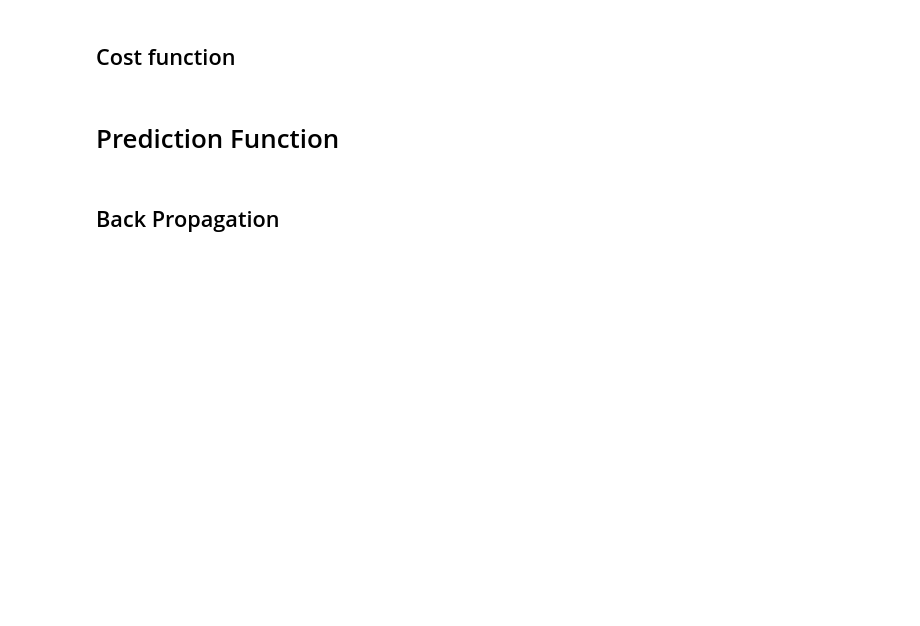
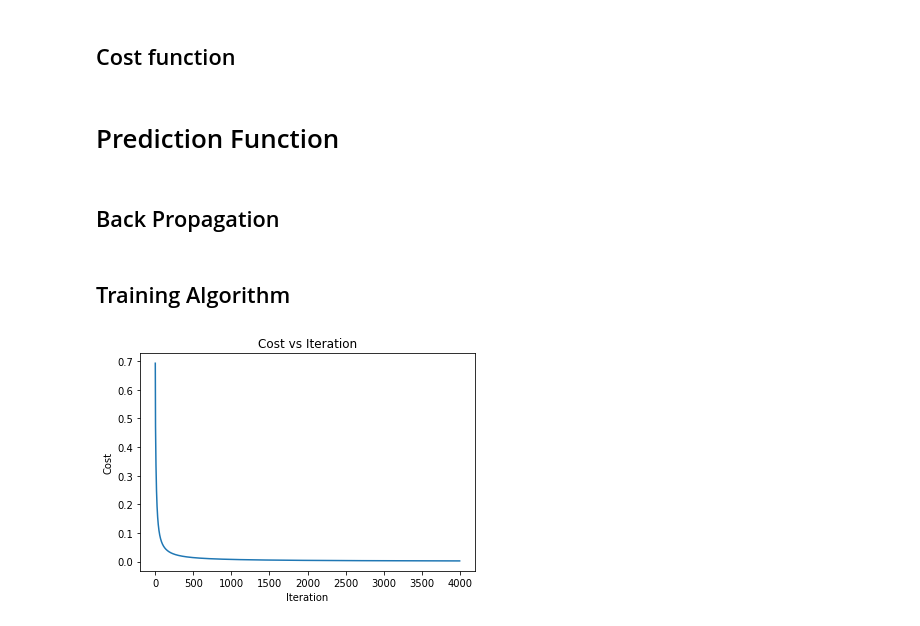
Before and after one commit to euguroglu/Machine-Learning-Projects, a Jupyter notebook: Iris_classification.ipynb, the cells around one changed output. Drawn from its saved outputs; the diff is of its cells as text; code cells hidden in the pictures; blank space fills up the shorter version.

```diff
--- a/Iris_classification.ipynb
+++ b/Iris_classification.ipynb
@@ -37,7 +40,7 @@ Text(0.5, 1.0, 'Sepal size distribution')
 # Sigmoid Activation Function
 # %%
 def sigmoid(z):
-  return 1/(1+math.exp(-z))
+  return 1/(1+math.e**(-z))
 # %% [markdown]
 ## Cost function
 # %%
@@ -46,8 +49,8 @@ def loss(y_train, y_predicted):
 # %% [markdown]
 # Prediction Function
 # %%
-def predic(sample):
-  result = 0
+def predict(sample):
+  result = 0.0
   for i in range(len(sample)):
     result = result + weights[i]*sample[i]
 
@@ -59,9 +62,9 @@ def predic(sample):
 num_features = iris.data.shape[1]
 
 def train_one_epoch(x_train_samples, y_train_samples):
-  cost = 0
-  dw = [0]*num_features
-  db = 0
+  cost = 0.0
+  dw = [0.0]*num_features
+  db = 0.0
 
   global bias, weights
 
@@ -72,16 +75,40 @@ def train_one_epoch(x_train_samples, y_train_samples):
     predicted = predict(x_sample)
     cost = cost + loss(y_sample,predicted)
 
-    dz = predicted - y_train_samples
+    dz = predicted - y_sample
 
     for j in range(len(weights)):
-      dw[j] = dw[j] + x_sample[j]*dz
+      dw[j] = dw[j] + x_sample[j] * dz
     db = db + dz
 
-  cost = cost /m
-  db = db /m
+  cost = cost / m
+  db = db / m
   bias = bias - learning_rate*db
   for j in range(len(weights)):
-    dw[j] = weights[j] - learning_rate*dw[j]
+    dw[j] = dw[j] / m
+    weights[j] = weights[j] - learning_rate*dw[j]
 
   return cost
+# %% [markdown]
+## Training Algorithm
+# %%
+weights = [0.0]*num_features
+bias = 0.0
+learning_rate = 0.1
+epochs = 4000
+
+x_train_samples = iris.data
+y_train_samples = [1 if y == 0 else 0 for y in iris.target]
+
+loss_array = []
+for epoch in range(epochs):
+  loss_value = train_one_epoch(x_train_samples,y_train_samples)
+  loss_array.append(loss_value)
+
+plt.plot(range(epochs), loss_array)
+plt.ylabel('Cost')
+plt.xlabel('Iteration')
+plt.title('Cost vs Iteration')
+plt.show()
+# %% [output]
+[figure, added]
```
Also changed, not shown: parts of 3 cells of this notebook.
